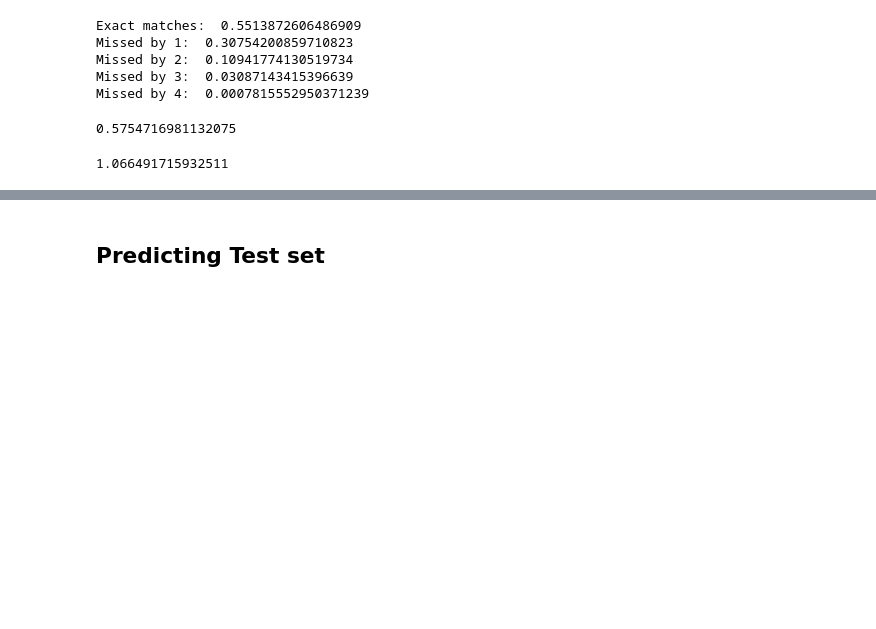
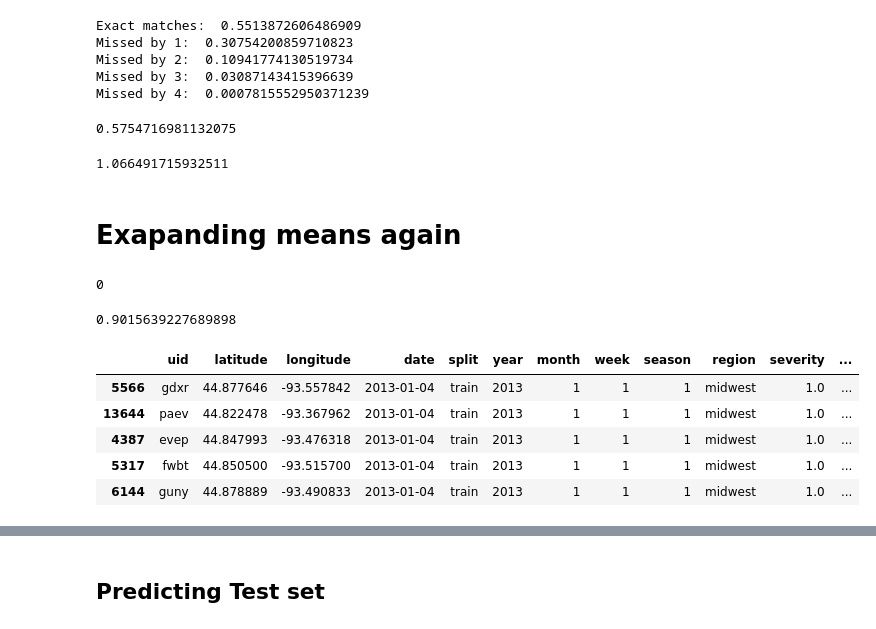
Before and after one commit to k-loki/Algal-bloom-Identification, a Jupyter notebook: notebooks/model_mtdata.ipynb, the cells around one changed output, grey strips where cells are left out. Drawn from its saved outputs; the diff is of its cells as text; code cells hidden in the pictures; blank space fills up the shorter version.

Commit message:
expnding means nn20, nn10

```diff
--- a/notebooks/model_mtdata.ipynb
+++ b/notebooks/model_mtdata.ipynb
@@ -137,18 +131,18 @@ tr_data2.shape, val_data2_te_dist.shape
 # %%
 # split data similar to test data
-val_data2_te_dist['date_reg'] = val_data2_te_dist.date.astype(str) + "_" +  val_data2_te_dist.region
-tr_data2['date_reg'] = tr_data2.date.astype(str) + "_" +  tr_data2.region
+val_data['date_reg'] = val_data.date.astype(str) + "_" +  val_data.region
+tr_data['date_reg'] = tr_data.date.astype(str) + "_" +  tr_data.region
 
-assert (val_data2_te_dist.columns == tr_data2.columns).all()
+assert (val_data.columns == tr_data.columns).all()
 
-print(set(val_data2_te_dist.uid).intersection(set(tr_data2.uid)))
+print(set(val_data.uid).intersection(set(tr_data.uid)))
 
 # percentage of intersection date and regs before
-print(f" % of intersection between date and regions in val and train sets before correction: {len(set(val_data2_te_dist.date_reg).intersection(set(tr_data2.date_reg)))/val_data2_te_dist.date_reg.nunique()}")
+print(f" % of intersection between date and regions in val and train sets before correction: {len(set(val_data.date_reg).intersection(set(tr_data.date_reg)))/val_data.date_reg.nunique()}")
 
-datereg_to_remove = val_data2_te_dist.date_reg.sample(frac=0.40, random_state=123456789)
-tr_data2_te_dist = tr_data2[~tr_data2.date_reg.isin(datereg_to_remove)]
-val_data2_te_dist = val_data2_te_dist
+datereg_to_remove = val_data.date_reg.sample(frac=0.40, random_state=123456789)
+tr_data2_te_dist = tr_data[~tr_data.date_reg.isin(datereg_to_remove)]
+val_data2_te_dist = val_data
 
 print(f" % of intersection between date and regions in val and train sets after correction: {len(set(val_data2_te_dist.date_reg).intersection(set(tr_data2_te_dist.date_reg)))/val_data2_te_dist.date_reg.nunique()}")
 
@@ -167,6 +161,6 @@ set()
 # %%
-tr_data3 = tr_data2.copy()
-val_data3 = val_data2_te_dist.copy()
+tr_data3 = tr_data.copy()
+val_data3 = val_data.copy()
 
 datereg_to_remove = tr_data3.date_reg.sample(frac=0.60, random_state=123456789)
 val_data3_te_dist = val_data3[~val_data3.date_reg.isin(datereg_to_remove)]
@@ -383,8 +385,6 @@ val_data.uid.isin(tr_data.uid).sum()
 # %%
+%%time
 #  iterate over val_data and get the severity for each row
 
-k = 30
-
-for row in tqdm(val_data.itertuples(), total=val_data.shape[0]):
-    severity = knn(row, train_data=tr_data, k=k)
-    val_data.loc[val_data.uid == row.uid, f'nn{k}_guess'] = severity
+k = 20
+val_data_20 = knn_wrapper(k=k, train_data=tr_data, val_data=val_data)  # random split
@@ -417,8 +422,3 @@ len(set(tr_data2_te_dist.latlng).intersection(set(val_data2_te_dist.latlng)))/le
 # 15% intersection
 # %% [output]
 0.15685195376995048
-# %%
-k = 30
-for row in tqdm(val_data2_te_dist.itertuples(), total=val_data2_te_dist.shape[0]):
-    severity = knn(row, train_data=tr_data2_te_dist, k=k)
-    val_data2_te_dist.loc[val_data2_te_dist.uid == row.uid, f'nn{k}_guess'] = severity
@@ -484,3 +493,5 @@ rmse(val_data3_te_dist.severity,val_data3_te_dist.nn30_guess)
 # 1 1.059
 # %% [output]
 1.066491715932511
+# %% [markdown]
+# Exapanding means again
@@ -486,0 +505,24 @@ rmse(val_data3_te_dist.severity,val_data3_te_dist.nn30_guess)
+# %%
+grp_by_region = train_data.groupby('region').severity.expanding(1).mean()
+grp_by_region = grp_by_region.map(np.round)
+
+grp_by_region['west'].fillna(4, inplace=True)
+grp_by_region['northeast'].fillna(4, inplace=True)
+print(grp_by_region.isna().sum())
+
+# rmse
+rmse(val_data[val_data.index.isin(train_data.index)].severity.sort_index(), grp_by_region.droplevel(0).loc[val_data.index].sort_index())
+# %% [output]
+0
+0.9015639227689898
+# %%
+data3 = pd.concat([tr_data3_te_dist, val_data3_te_dist])
+data3 = data3.sort_values(by='date')
+data3.head()
+# %% [output]
+|  | uid | latitude | longitude | date | split | year | month | week | season | region | severity | ... |
+| 5566 | gdxr | 44.877646 | -93.557842 | 2013-01-04 | train | 2013 | 1 | 1 | 1 | midwest | 1.0 | ... |
+| 13644 | paev | 44.822478 | -93.367962 | 2013-01-04 | train | 2013 | 1 | 1 | 1 | midwest | 1.0 | ... |
+| 4387 | evep | 44.847993 | -93.476318 | 2013-01-04 | train | 2013 | 1 | 1 | 1 | midwest | 1.0 | ... |
+| 5317 | fwbt | 44.850500 | -93.515700 | 2013-01-04 | train | 2013 | 1 | 1 | 1 | midwest | 1.0 | ... |
+| 6144 | guny | 44.878889 | -93.490833 | 2013-01-04 | train | 2013 | 1 | 1 | 1 | midwest | 1.0 | ... |
```
Also changed, not shown: parts of 48 cells of this notebook.
